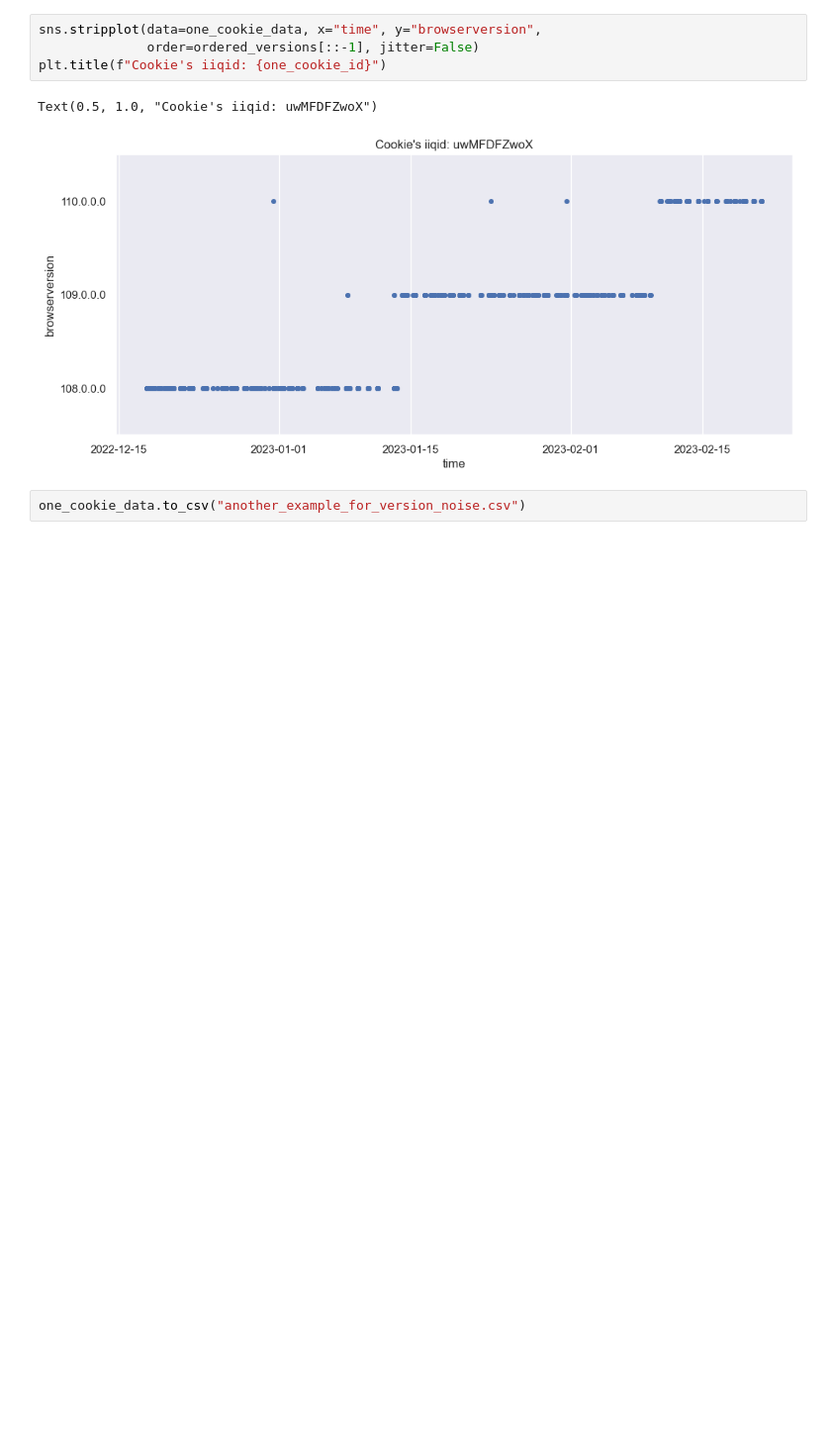
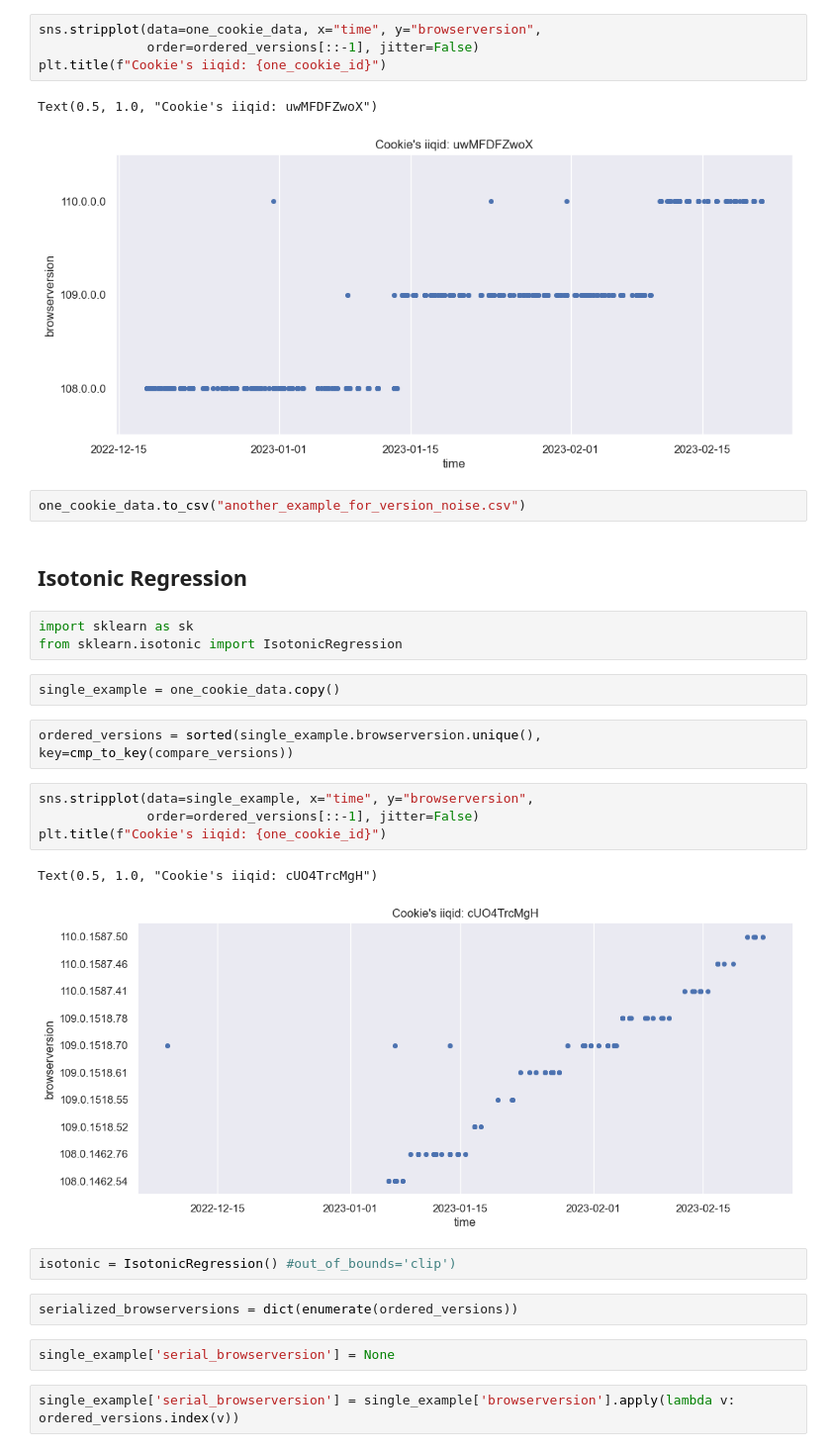
Before and after one commit to menisadi/merged, a Jupyter notebook: Notebooks/UA Noise Research.ipynb, the cells around one changed output. Shown at 99% size. Drawn from its saved outputs; the diff is of its cells as text; blank space fills up the shorter version.

```diff
--- a/Notebooks/UA Noise Research.ipynb
+++ b/Notebooks/UA Noise Research.ipynb
@@ -382,3 +441,27 @@ Text(0.5, 1.0, "Cookie's iiqid: uwMFDFZwoX")
 [figure]
 # %%
 one_cookie_data.to_csv("another_example_for_version_noise.csv")
+# %% [markdown]
+## Isotonic Regression
+# %%
+import sklearn as sk
+from sklearn.isotonic import IsotonicRegression
+# %%
+single_example = one_cookie_data.copy()
+# %%
+ordered_versions = sorted(single_example.browserversion.unique(), key=cmp_to_key(compare_versions))
+# %%
+sns.stripplot(data=single_example, x="time", y="browserversion",
+              order=ordered_versions[::-1], jitter=False)
+plt.title(f"Cookie's iiqid: {one_cookie_id}")
+# %% [output]
+Text(0.5, 1.0, "Cookie's iiqid: cUO4TrcMgH")
+[figure, added]
+# %%
+isotonic = IsotonicRegression() #out_of_bounds='clip')
+# %%
+serialized_browserversions = dict(enumerate(ordered_versions))
+# %%
+single_example['serial_browserversion'] = None
+# %%
+single_example['serial_browserversion'] = single_example['browserversion'].apply(lambda v: ordered_versions.index(v))
```
Also changed, not shown: parts of 25 cells of this notebook, 5 other files.
